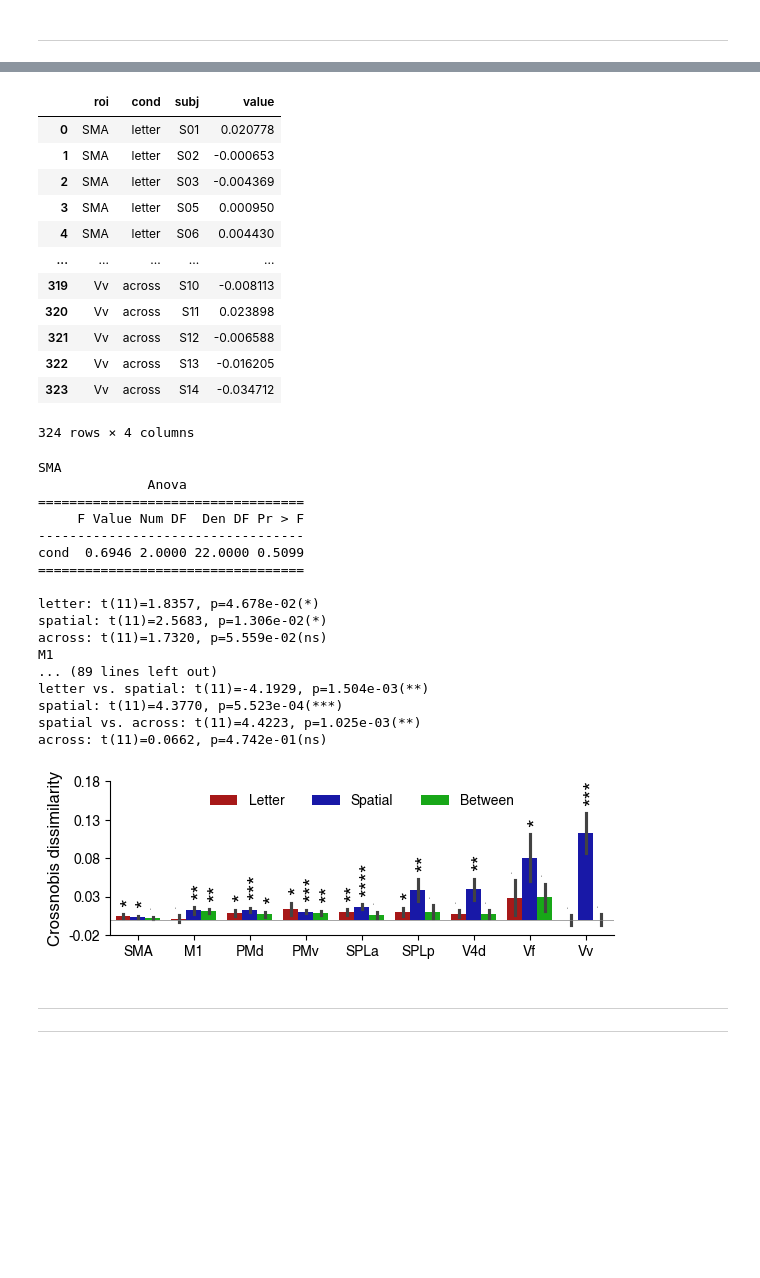
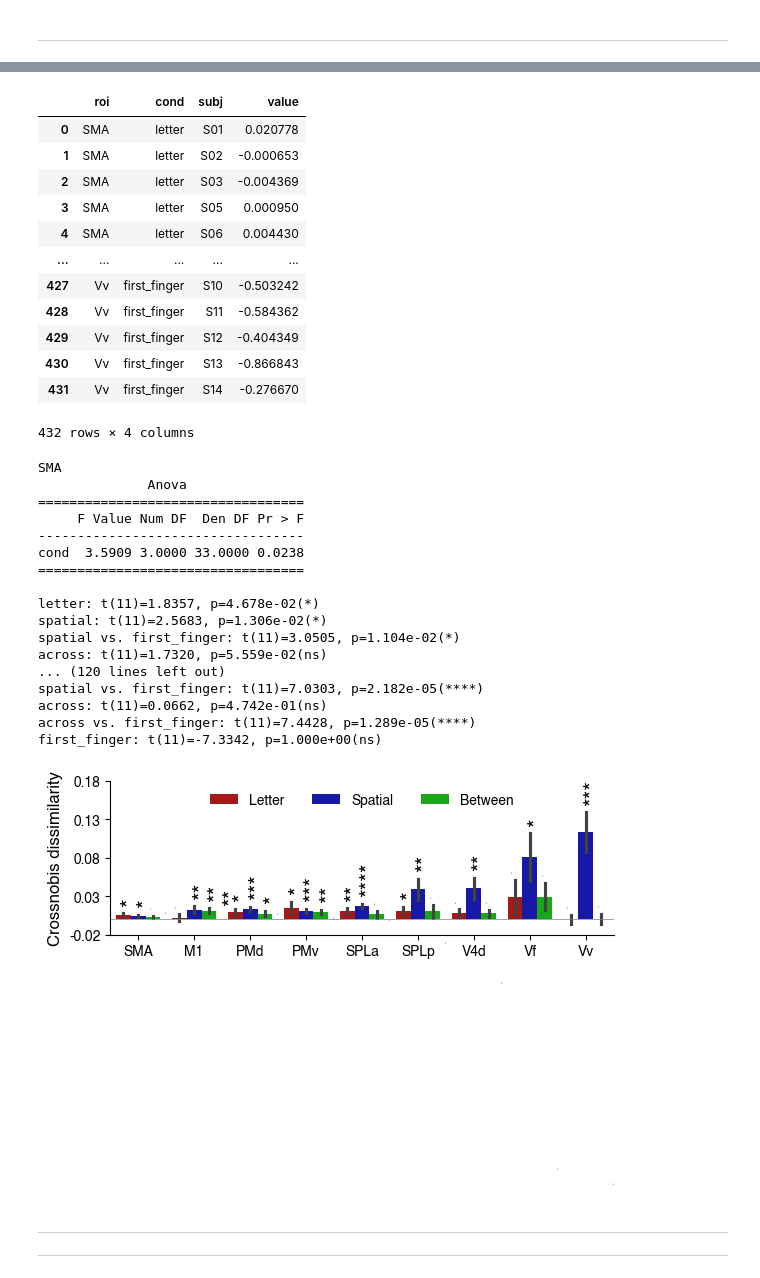
Before and after one commit to psb629/SeqSpatialSupp_fMRI, a Jupyter notebook: Notebook/glmsingle.searchlight.glm1.ipynb, the cells around one changed output, grey strips where cells are left out. Saved outputs shown, nothing was run; the diff lists cells and outputs as text; code cells hidden in the pictures; blank space fills up the shorter version.

Commit message:
t-test for the first finger representation in ROIs

```diff
--- a/Notebook/glmsingle.searchlight.glm1.ipynb
+++ b/Notebook/glmsingle.searchlight.glm1.ipynb
@@ -767,7 +767,7 @@ dir_work
 # %%
 lines = {'roi':[],'cond':[],'subj':[],'value':[]}
 # %%
-for ii, cue in enumerate(['letter','spatial','across']):
+for ii, cue in enumerate(['letter','spatial','across','first_finger']):
     fname = join(dir_work,'cifti.%s.glm_%1d.searchlight.mean_dist.%s.dscalar.nii'%(hem,glm,cue))
     data = np.array(nb.load(fname).get_fdata())
     res = extract_data(data=data, mask=mask, list_roi=list_roi)
@@ -790,27 +790,27 @@ df
 | 3 | SMA | letter | S05 | 0.000950 |
 | 4 | SMA | letter | S06 | 0.004430 |
 | ... | ... | ... | ... | ... |
-| 319 | Vv | across | S10 | -0.008113 |
-| 320 | Vv | across | S11 | 0.023898 |
-| 321 | Vv | across | S12 | -0.006588 |
-| 322 | Vv | across | S13 | -0.016205 |
-| 323 | Vv | across | S14 | -0.034712 |
+| 427 | Vv | first_finger | S10 | -0.503242 |
+| 428 | Vv | first_finger | S11 | -0.584362 |
+| 429 | Vv | first_finger | S12 | -0.404349 |
+| 430 | Vv | first_finger | S13 | -0.866843 |
+| 431 | Vv | first_finger | S14 | -0.276670 |
-324 rows × 4 columns
+432 rows × 4 columns
 # %%
 # palette = ["#D24D4D", "#4D4DD2", "#4DD24D"]
-palette = ["#BF0000", "#0000BF", "#00BF00"]
+palette = ["#BF0000", "#0000BF", "#00BF00", "#CCCCCC"]
 # %%
 fig, ax = plt.subplots(figsize=(6.5,2))
 
 # rois = ['PMd','PMv','M1','SPLa','SPLp','TPOJ']
 rois = list_roi
-conds = ['letter','spatial','across']
-data = df[df['roi'].isin(rois)]
+conds = ['letter','spatial','across','first_finger']
+data = df[df['cond'].isin(conds[:3])]
 g = sns.barplot(
     data=data,
     x='roi', order=rois,
     y='value',
-    hue='cond', hue_order=conds, palette=palette,
+    hue='cond', hue_order=conds[:3], palette=palette,
     errorbar='se', capsize=0.,
     ax=ax
 )
@@ -843,8 +843,9 @@ g.spines['top'].set_visible(False)
 
 for ii, roi in enumerate(rois):
     print(roi)
+    data = df[df.roi==roi]
     aov = AnovaRM(
-        data=data[data.roi==roi],
+        data=data,
         depvar='value',
         subject='subj',
         within=['cond']
@@ -862,40 +863,40 @@ for ii, roi in enumerate(rois):
         print('%s: t(%d)=%.4f, p=%.3e(%s)'%(cond,res.df,res.statistic,pval,sstat.convert_pval_to_star(pval)))
         x = ii + 0.275*(jj-1)
         y = a.mean() + a.sem()
         g.text(
             x=x-0.05, y=y+dy,
             s=sstat.convert_pval_to_star(pval),
             fontsize=fontsize, rotation=90,
             color='black',
             ha='left', va='bottom'
         )
 
         for kk, cond2 in enumerate(conds[jj+1:]):
             ## paired t-test
             b = data[(data.roi==roi)&(data.cond==cond2)].value.astype(float)
             res = ttest_rel(a, b, alternative='two-sided')
             pval = res.pvalue
             if pval<0.05:
                 print('%s vs. %s: t(%d)=%.4f, p=%.3e(%s)'%(cond, cond2,res.df,res.statistic,pval,sstat.convert_pval_to_star(pval)))
 # %% [output]
 SMA
               Anova
 ==================================
      F Value Num DF  Den DF Pr > F
 ----------------------------------
-cond  0.6946 2.0000 22.0000 0.5099
+cond  3.5909 3.0000 33.0000 0.0238
 ==================================
 
 letter: t(11)=1.8357, p=4.678e-02(*)
 spatial: t(11)=2.5683, p=1.306e-02(*)
+spatial vs. first_finger: t(11)=3.0505, p=1.104e-02(*)
 across: t(11)=1.7320, p=5.559e-02(ns)
-M1
-... (89 lines left out)
-letter vs. spatial: t(11)=-4.1929, p=1.504e-03(**)
-spatial: t(11)=4.3770, p=5.523e-04(***)
-spatial vs. across: t(11)=4.4223, p=1.025e-03(**)
+... (120 lines left out)
+spatial vs. first_finger: t(11)=7.0303, p=2.182e-05(****)
 across: t(11)=0.0662, p=4.742e-01(ns)
+across vs. first_finger: t(11)=7.4428, p=1.289e-05(****)
+first_finger: t(11)=-7.3342, p=1.000e+00(ns)
-[figure, old version]
+[figure, new version]
 # %%
 fig.savefig(
     join(su.get_dir_root(),'ROI_analysis.png'),
```
Also changed, not shown: parts of 4 cells of this notebook.
